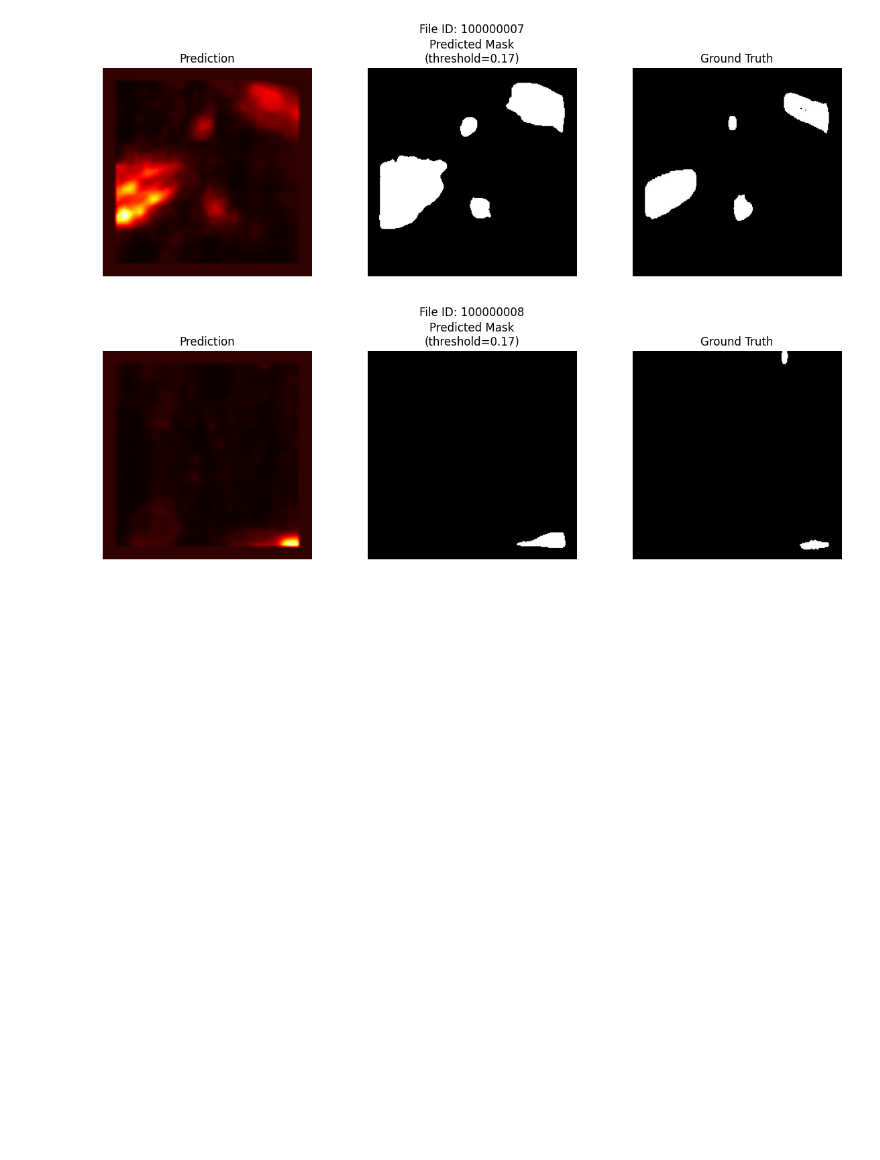
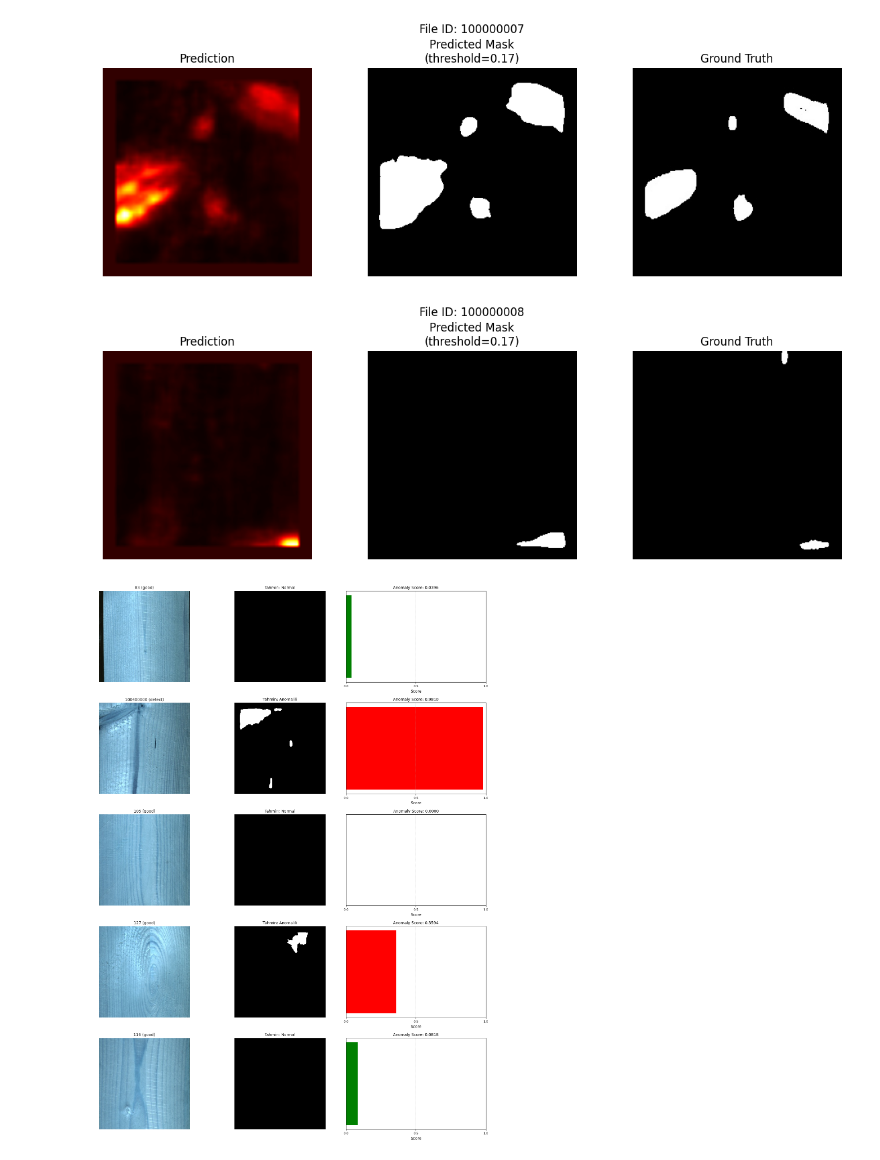
Before and after one commit to CerenAdiyaman/Wood-Anomaly-Detection-and-Segmentation, a Jupyter notebook: Notebooks/EfficientAD.ipynb, the cells around one changed output. Drawn from its saved outputs; the diff is of its cells as text; code cells hidden in the pictures; blank space fills up the shorter version.

Commit message:
EfficientAd notebook improved

```diff
--- a/Notebooks/EfficientAD.ipynb
+++ b/Notebooks/EfficientAD.ipynb
@@ -209,3 +209,72 @@ for i in range(5):
 [figure]
 [figure]
 [figure]
+# %%
+import random
+import matplotlib.pyplot as plt
+import tifffile
+import cv2
+import numpy as np
+import os
+
+# --- Paths ---
+test_root_dir = '/content/drive/MyDrive/processed_dataset/wood/test'
+pred_mask_dir = '/content/drive/MyDrive/outputs/efficient/anomaly_maps/mvtec_ad/wood/test'
+best_thresh = 0.2
+
+# --- Load all test images ---
+all_test_images = []
+for defect_type in os.listdir(test_root_dir):
+    image_dir = os.path.join(test_root_dir, defect_type)
+    if not os.path.isdir(image_dir):
+        continue
+    for fname in os.listdir(image_dir):
+        all_test_images.append((defect_type, fname))
+
+# --- Select random samples ---
+sample_images = random.sample(all_test_images, 5)
+
+# --- Plot: 5 rows x 3 columns ---
+plt.figure(figsize=(15, 4 * len(sample_images)))
+
+for idx, (defect_type, fname) in enumerate(sample_images):
+    file_id = os.path.splitext(fname)[0]
+    image_path = os.path.join(test_root_dir, defect_type, fname)
+    pred_path = os.path.join(pred_mask_dir, defect_type, f"{file_id}.tiff")
+
+    original_img = cv2.imread(image_path)
+    original_img = cv2.cvtColor(original_img, cv2.COLOR_BGR2RGB)
+
+    anomaly_map = tifffile.imread(pred_path)
+    anomaly_score = anomaly_map.max()
+    binary_mask = (anomaly_map > best_thresh).astype(np.uint8)
+    predicted_label = "Anomalili" if binary_mask.sum() > 0 else "Normal"
+    bar_color = "red" if predicted_label == "Anomalili" else "green"
+
+    # 1. Orijinal Görsel
+    ax1 = plt.subplot(len(sample_images), 3, idx * 3 + 1)
+    ax1.imshow(original_img)
+    ax1.set_title(f"{file_id} ({defect_type})", fontsize=10)
+    ax1.axis("off")
+
+    # 2. Binary Anomaly Mask
+    ax2 = plt.subplot(len(sample_images), 3, idx * 3 + 2)
+    ax2.imshow(binary_mask, cmap='gray')
+    ax2.set_title(f"Tahmin: {predicted_label}", fontsize=10)
+    ax2.axis("off")
+
+    # 3. Score Bar (compact ve sade)
+    ax3 = plt.subplot(len(sample_images), 3, idx * 3 + 3)
+    ax3.barh([0], [anomaly_score], color=bar_color, height=0.3)
+    ax3.set_xlim(0, 1)
+    ax3.set_title(f"Anomaly Score: {anomaly_score:.4f}", fontsize=10)
+    ax3.set_yticks([])
+    ax3.set_xticks([0.0, 0.5, 1.0])
+    ax3.set_xlabel("Score")
+    ax3.tick_params(axis='x', labelsize=8)
+    ax3.grid(True, axis='x', linestyle='--', linewidth=0.5)
+
+plt.tight_layout()
+plt.show()
+# %% [output]
+[figure, added]
```
